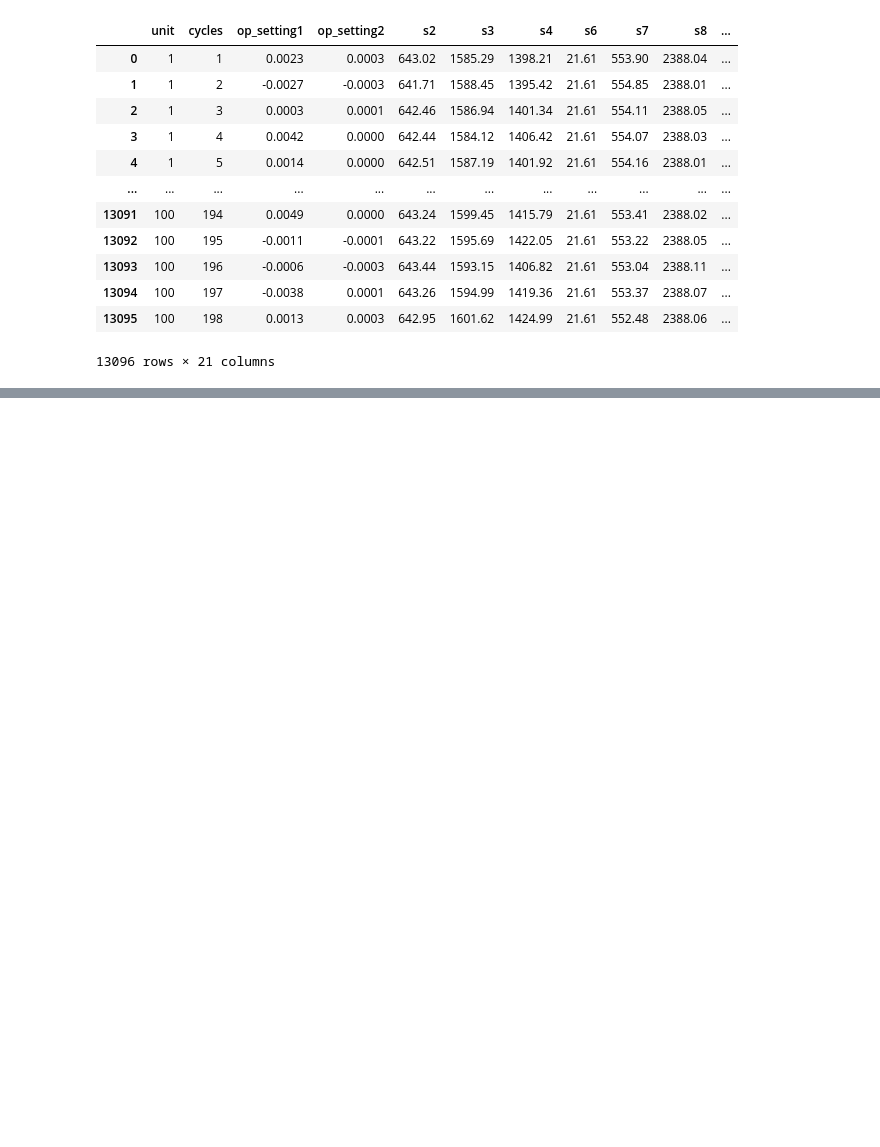
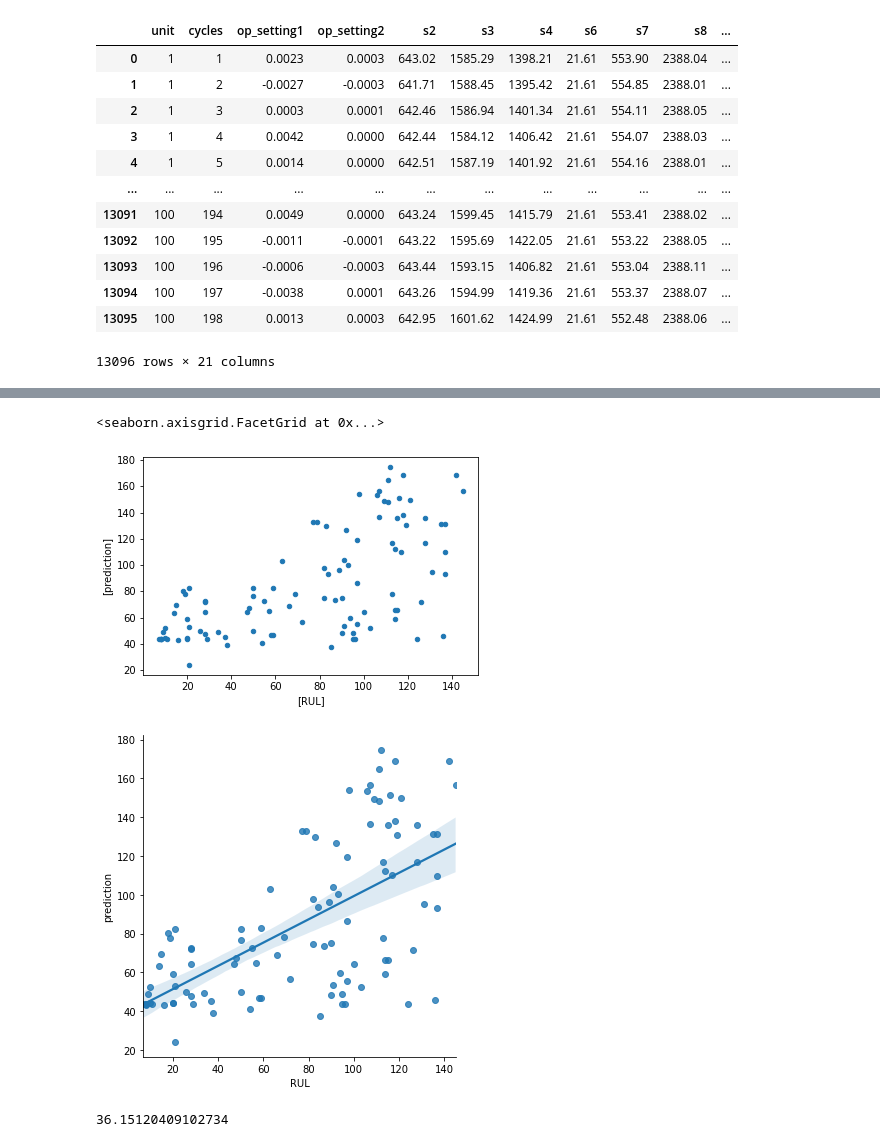
Before and after one commit to spaulaus/Data-Challenge-3, a Jupyter notebook: exploratory_analysis.ipynb, the cells around one changed output, grey strips where cells are left out. Cells and saved outputs as stored; diff of their text form; code cells hidden in the pictures; blank space fills up the shorter version.

```diff
--- a/exploratory_analysis.ipynb
+++ b/exploratory_analysis.ipynb
@@ -182,0 +278,13 @@ print(prediction)
+# %%
+from keras.models import Sequential
+from keras.layers.core import Dense, Activation
+from keras.wrappers.scikit_learn import KerasRegressor
+
+model = Sequential()
+model.add(Dense(12, input_dim=18, kernel_initializer='normal', activation='relu'))
+model.add(Dense(8, activation='relu'))
+model.add(Dense(1, activation='linear'))
+
+print(model.summary())
+model.compile(loss='mean_squared_error', optimizer='adam')
+model.fit(train_x, train_y, epochs=100)
@@ -182,0 +312,15 @@ print(prediction)
+# %%
+keras_prediction = model.predict(max_cycles_for_prediction.values)
+# %%
+rul = read_csv("Data/RUL_FD001.txt", names=["RUL"])
+rul['prediction'] = keras_prediction
+rul.plot(x=['RUL'], y=['prediction'], kind="scatter")
+sns.lmplot(x='RUL',y='prediction',data=rul,fit_reg=True)
+# %% [output]
+<seaborn.axisgrid.FacetGrid at 0x...>
+[figure, added]
+[figure, added]
+# %%
+sqrt(mean_squared_error(rul['RUL'], rul['prediction']))
+# %% [output]
+36.15120409102734
```
Also changed, not shown: parts of 20 cells of this notebook, 1 other file.
